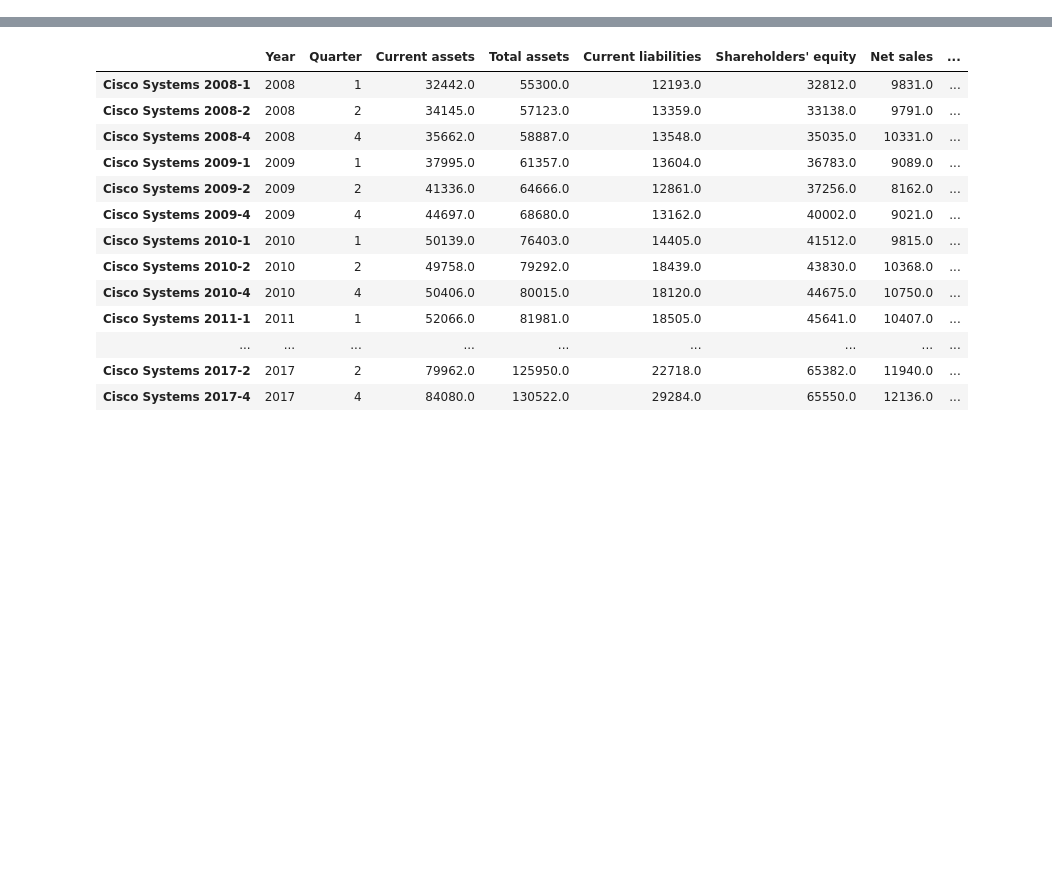
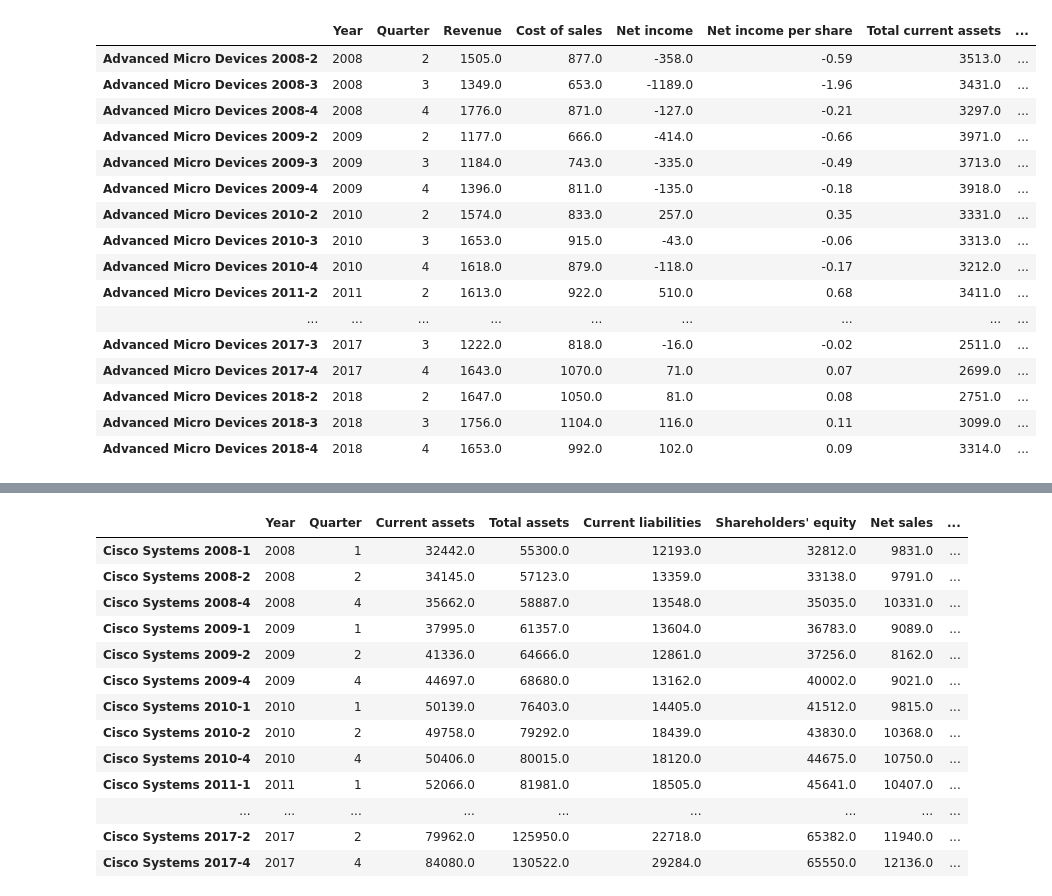
Before and after one commit to caseyhuhu/Capstone-Project, a Jupyter notebook: Data Scraper.ipynb, the cells around one changed output, grey strips where cells are left out. Drawn from its saved outputs; the diff is of its cells as text; code cells hidden in the pictures; blank space fills up the shorter version.

```diff
--- a/Data Scraper.ipynb
+++ b/Data Scraper.ipynb
@@ -426,3 +449,26 @@ def get_apple_data():
                    else col for col in combined_df.columns.tolist()]
     combined_df.columns = new_columns
     return combined_df
+# %%
+amd_df.columns = ['Year', 'Quarter', 'Revenue', 'Cost of sales', 'Net income', 'Net income per share', 'Total current assets',
+                  'Total assets', 'Total current liabilities', "Total shareholders' equity", 'Depreciation & Amortization',
+                  'Cash generated by operating activities', 'Cash at beginning of period', 'Cash at end of period']
+display(amd_df)
+# %% [output]
+|  | Year | Quarter | Revenue | Cost of sales | Net income | Net income per share | Total current assets | ... |
+| Advanced Micro Devices 2008-2 | 2008 | 2 | 1505.0 | 877.0 | -358.0 | -0.59 | 3513.0 | ... |
+| Advanced Micro Devices 2008-3 | 2008 | 3 | 1349.0 | 653.0 | -1189.0 | -1.96 | 3431.0 | ... |
+| Advanced Micro Devices 2008-4 | 2008 | 4 | 1776.0 | 871.0 | -127.0 | -0.21 | 3297.0 | ... |
+| Advanced Micro Devices 2009-2 | 2009 | 2 | 1177.0 | 666.0 | -414.0 | -0.66 | 3971.0 | ... |
+| Advanced Micro Devices 2009-3 | 2009 | 3 | 1184.0 | 743.0 | -335.0 | -0.49 | 3713.0 | ... |
+| Advanced Micro Devices 2009-4 | 2009 | 4 | 1396.0 | 811.0 | -135.0 | -0.18 | 3918.0 | ... |
+| Advanced Micro Devices 2010-2 | 2010 | 2 | 1574.0 | 833.0 | 257.0 | 0.35 | 3331.0 | ... |
+| Advanced Micro Devices 2010-3 | 2010 | 3 | 1653.0 | 915.0 | -43.0 | -0.06 | 3313.0 | ... |
+| Advanced Micro Devices 2010-4 | 2010 | 4 | 1618.0 | 879.0 | -118.0 | -0.17 | 3212.0 | ... |
+| Advanced Micro Devices 2011-2 | 2011 | 2 | 1613.0 | 922.0 | 510.0 | 0.68 | 3411.0 | ... |
+| ... | ... | ... | ... | ... | ... | ... | ... | ... |
+| Advanced Micro Devices 2017-3 | 2017 | 3 | 1222.0 | 818.0 | -16.0 | -0.02 | 2511.0 | ... |
+| Advanced Micro Devices 2017-4 | 2017 | 4 | 1643.0 | 1070.0 | 71.0 | 0.07 | 2699.0 | ... |
+| Advanced Micro Devices 2018-2 | 2018 | 2 | 1647.0 | 1050.0 | 81.0 | 0.08 | 2751.0 | ... |
+| Advanced Micro Devices 2018-3 | 2018 | 3 | 1756.0 | 1104.0 | 116.0 | 0.11 | 3099.0 | ... |
+| Advanced Micro Devices 2018-4 | 2018 | 4 | 1653.0 | 992.0 | 102.0 | 0.09 | 3314.0 | ... |
```
Also changed, not shown: parts of 6 cells of this notebook, 1 other file.
